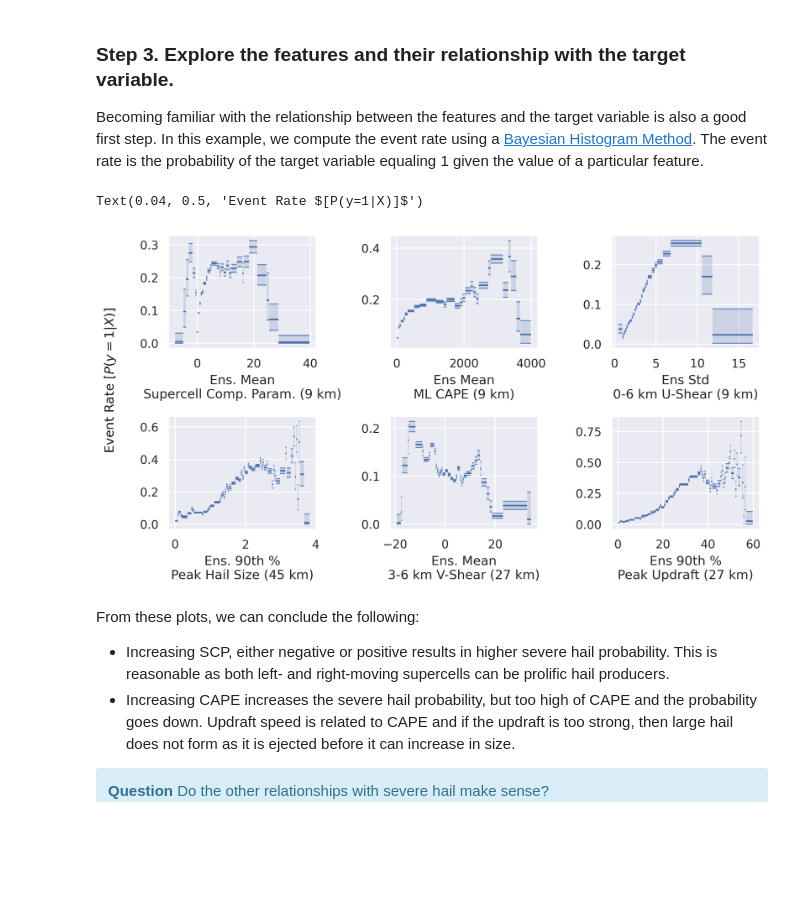
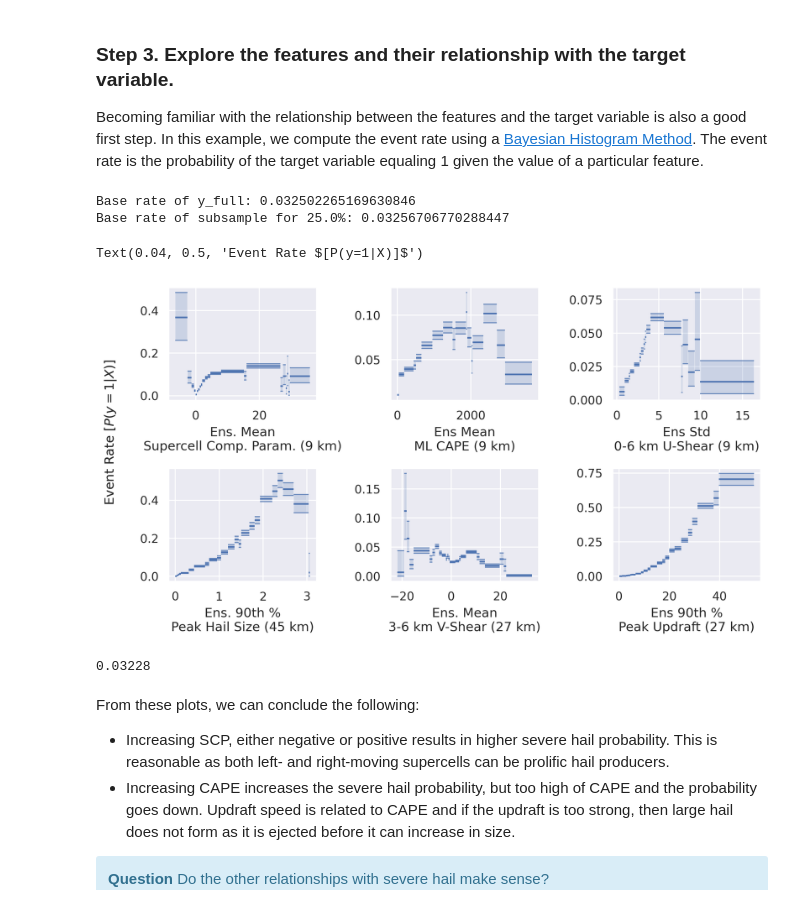
Before and after one commit to NOAA-National-Severe-Storms-Laboratory/frdd-wofs-ml-w2w, a Jupyter notebook: notebooks/intro.ipynb, the cells around one changed output. Drawn from its saved outputs; the diff is of its cells as text; code cells hidden in the pictures; blank space fills up the shorter version.

```diff
--- a/notebooks/intro.ipynb
+++ b/notebooks/intro.ipynb
@@ -39,7 +41,8 @@ X,y,metadata = load_ml_data(base_path=base_path,
                             mode='train',
                             target_col='hail_severe__36km',
                            FRAMEWORK='POTVIN',
-                           TIMESCALE='0to3') #What scales are available for targets: 9, 15, 36
+                           TIMESCALE='0to3',
+                           Big=True) #What scales are available for targets: 9, 15, 36
 #X=X.drop(['NX','NY'], axis=1)
 # %% [markdown]
 ### Details about the dataset
@@ -326,28 +314,44 @@ Becoming familiar with the relationship between the features and the target vari
 # %%
 # Create a plotting panels.
 fig, axes =plt.subplots(dpi=300, ncols=3, nrows=2, figsize=(10,5))
 
-inds = np.where(X['w_up__time_max__27km__ens_90th'] < 60)[0]
-X_sub = X.iloc[inds]
-X_sub.reset_index(drop=True, inplace=True)
-y_sub = y[inds]
+#inds = np.random.choice(X.shape[0], 500000, replace=False) #Sample 50k points
+#X_sub = X.iloc[inds]
+#X_sub.reset_index(drop=True, inplace=True)
+#y_sub=y[inds]
+
+#inds = np.where(X['w_up__time_max__27km__ens_16th'] < 60)[0]
+#X_sub = X.iloc[inds]
+#X_sub.reset_index(drop=True, inplace=True)
+#y_sub = y[inds]
+
+###Random Selection Code
+Seed=np.random.RandomState(42)
+X_sub, y_sub = Simple_Random_Subsample(X, y, .25, Seed)
+### Random Selection Code
 
 for i, (v, ax) in enumerate(zip(variables, axes.flat)):
     data = X_sub[v].values.astype(float)
     bin_edges, beta_dist = bayesian_histogram(data, y_sub)
     plot_bayesian_histogram(bin_edges, beta_dist, ax=ax)
 
     ax.set_xlabel(mapper[i])
 
 plt.subplots_adjust(wspace=0.5, hspace=0.6)
 
 fig.text(0.04, 0.5, r'Event Rate $[P(y=1|X)]$', va='center', rotation='vertical')
 plt.subplots_adjust(wspace=0.5, hspace=0.6)
 
 fig.text(0.04, 0.5, r'Event Rate $[P(y=1|X)]$', va='center', rotation='vertical')
 # %% [output]
-Text(0.04, 0.5, 'Event Rate $[P(y=1|X)]$')
+Base rate of y_full: 0.032502265169630846
+Base rate of subsample for 25.0%: 0.03256706770288447
+Text(0.04, 0.5, 'Event Rate $[P(y=1|X)]$')
-[figure, old version]
+[figure, new version]
+# %%
+np.mean(y_sub)
+# %% [output]
+0.03228
 # %% [markdown]
 From these plots, we can conclude the following:
    * Increasing SCP, either negative or positive results in higher severe hail probability. This is reasonable as both left- and right-moving supercells can be prolific hail producers.
```
Also changed, not shown: parts of 5 cells of this notebook, 9 other files.
